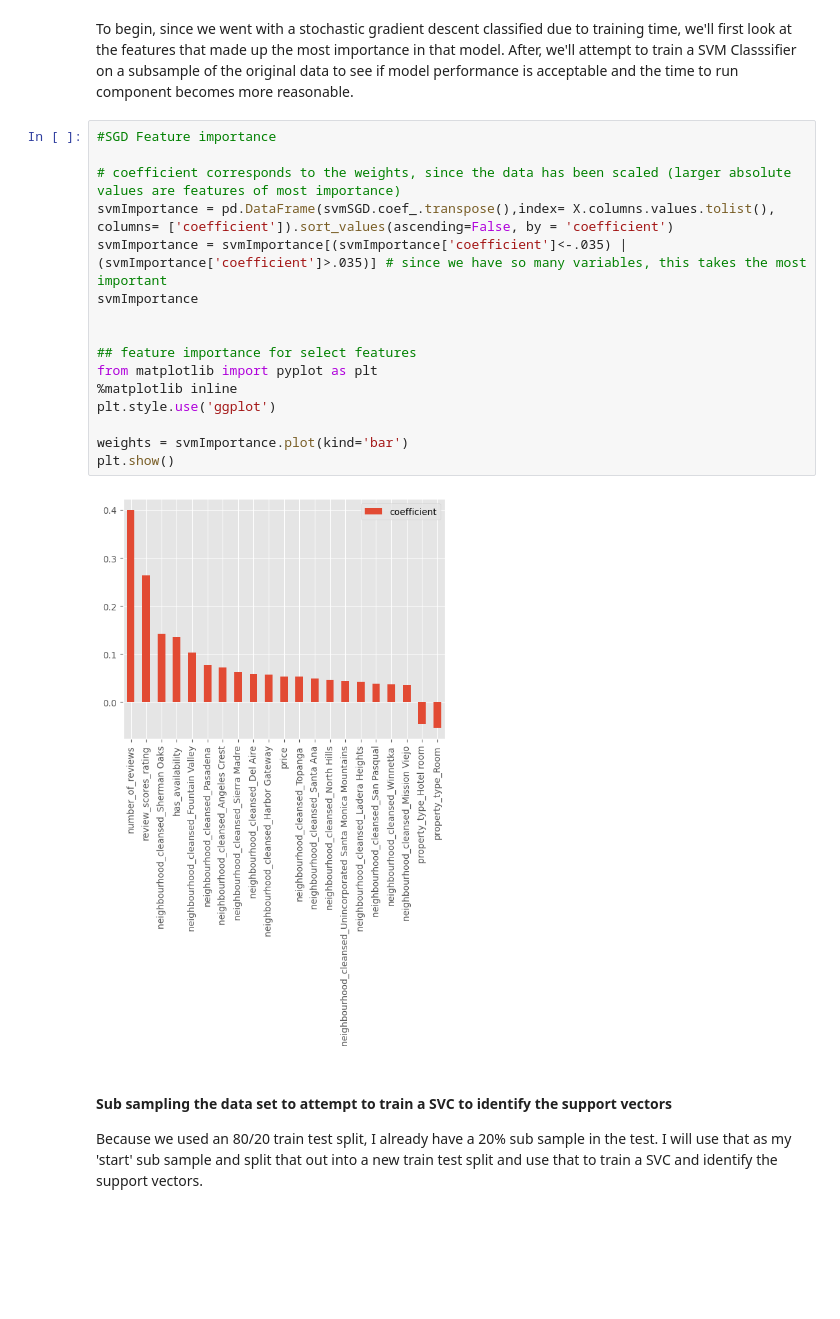
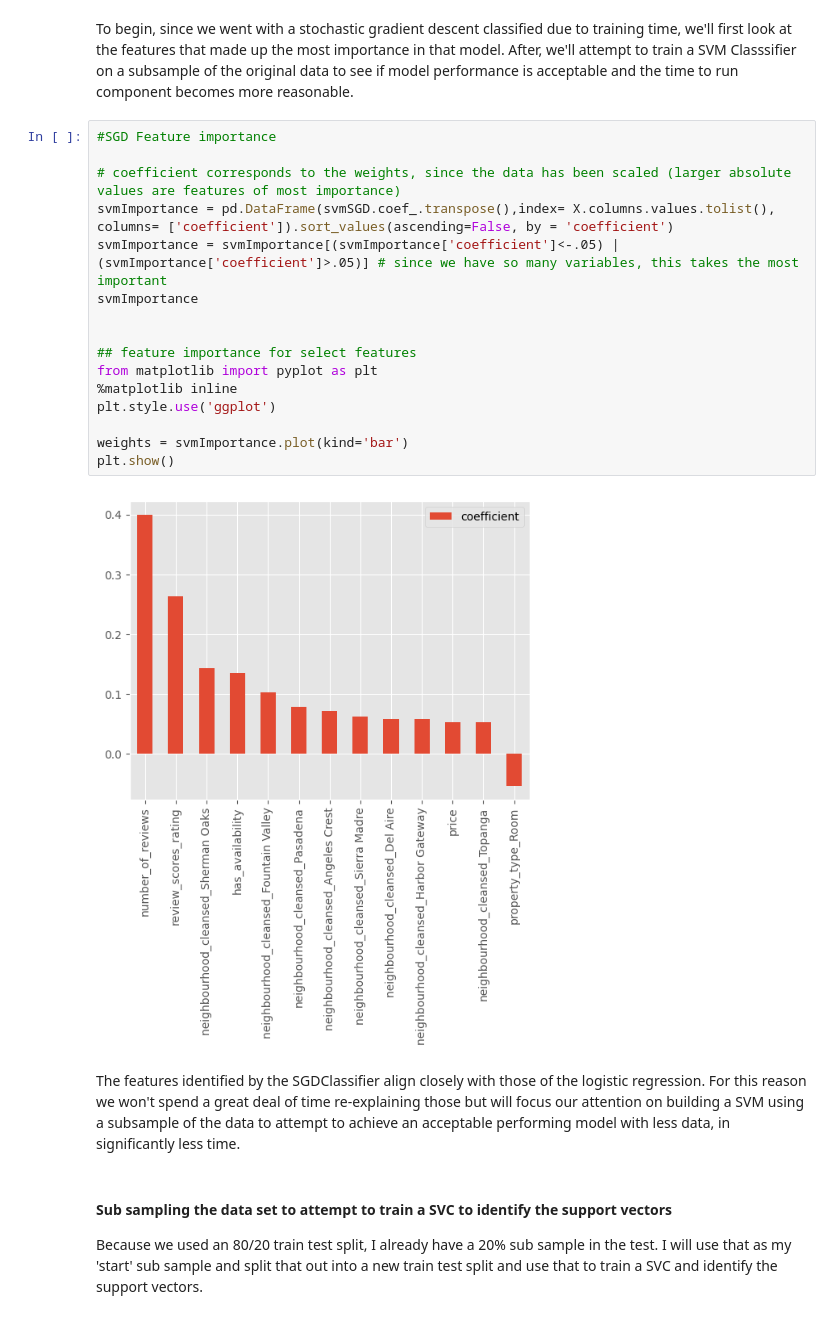
Before and after one commit to boneeyah/DS7331_Group, a Jupyter notebook: MiniLab1.ipynb, the cells around one changed output. Drawn from its saved outputs; the diff is of its cells as text; blank space fills up the shorter version.

```diff
--- a/MiniLab1.ipynb
+++ b/MiniLab1.ipynb
@@ -459,21 +459,23 @@ To begin, since we went with a stochastic gradient descent classified due to tra
 # %%
 #SGD Feature importance
 
 # coefficient corresponds to the weights, since the data has been scaled (larger absolute values are features of most importance)
 svmImportance = pd.DataFrame(svmSGD.coef_.transpose(),index= X.columns.values.tolist(), columns= ['coefficient']).sort_values(ascending=False, by = 'coefficient')
-svmImportance = svmImportance[(svmImportance['coefficient']<-.035) | (svmImportance['coefficient']>.035)] # since we have so many variables, this takes the most important
+svmImportance = svmImportance[(svmImportance['coefficient']<-.05) | (svmImportance['coefficient']>.05)] # since we have so many variables, this takes the most important
 svmImportance
 
 
 ## feature importance for select features
 from matplotlib import pyplot as plt
 %matplotlib inline
 plt.style.use('ggplot')
 
 weights = svmImportance.plot(kind='bar')
 plt.show()
 # %% [output]
-[figure, old version]
+[figure, new version]
+# %% [markdown]
+The features identified by the SGDClassifier align closely with those of the logistic regression.  For this reason we won't spend a great deal of time re-explaining those but will focus our attention on building a SVM using a subsample of the data to attempt to achieve an acceptable performing model with less data, in significantly less time.
 # %% [markdown]
 #### Sub sampling the data set to attempt to train a SVC to identify the support vectors
 
```
